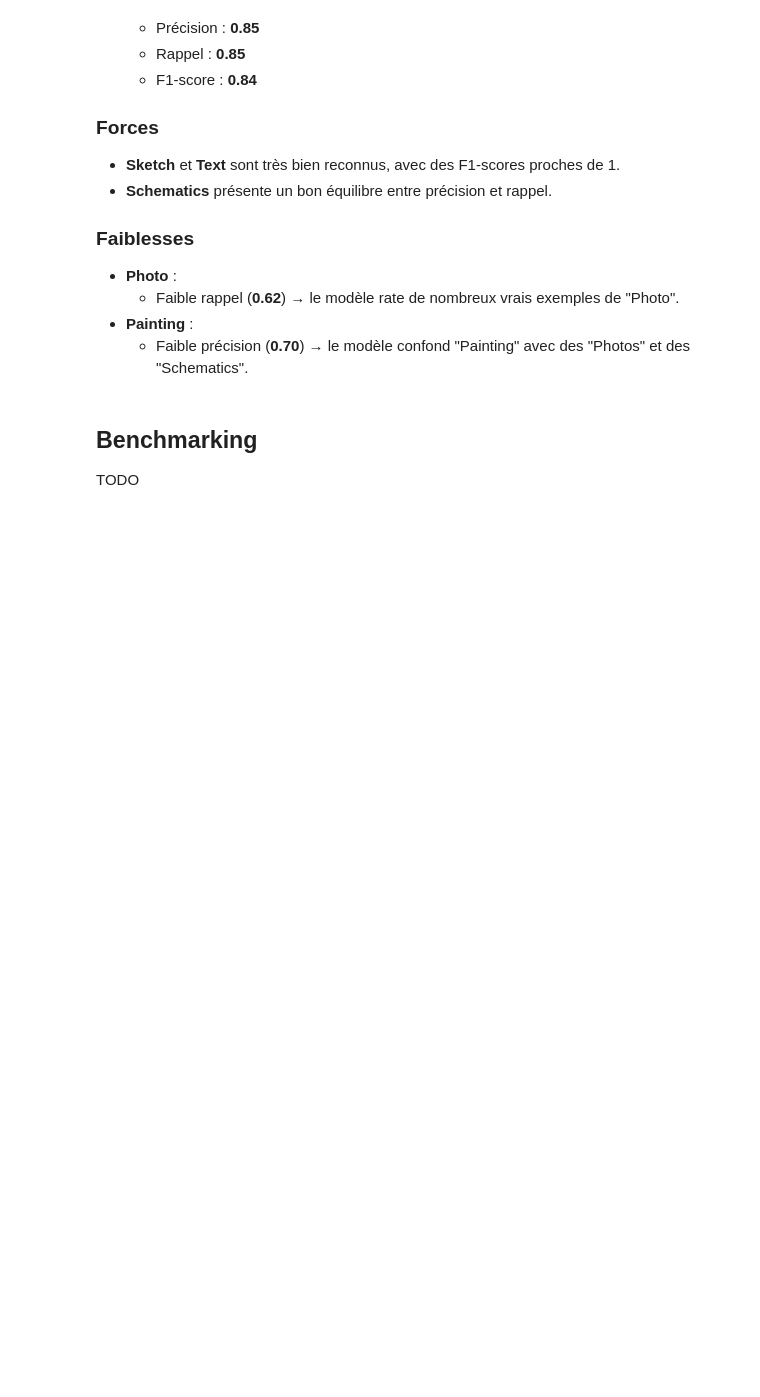
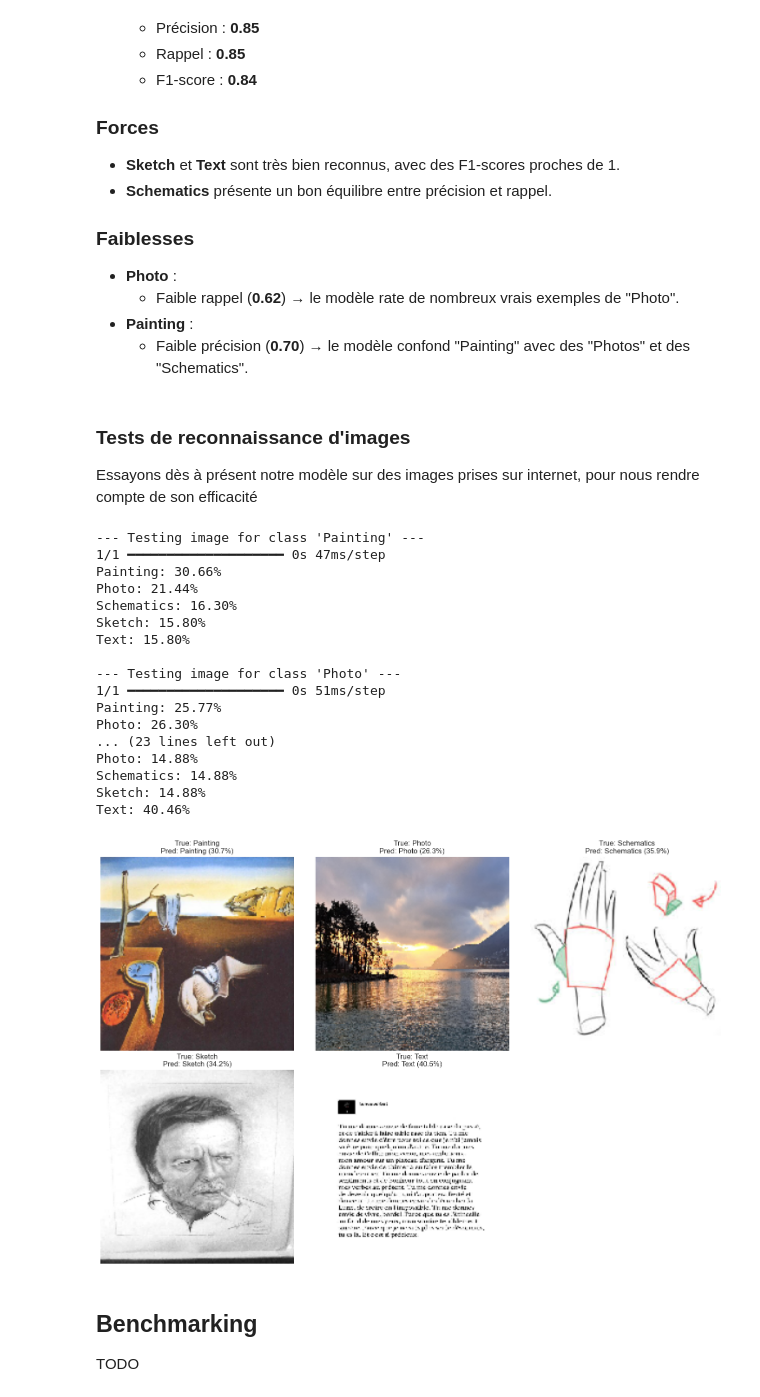
Before and after one commit to 4lexDel/projet-datascience-a5, a Jupyter notebook: livrable1.ipynb, the cells around one changed output. Cells and saved outputs as stored; diff of their text form; code cells hidden in the pictures; blank space fills up the shorter version.

Commit message:
Ajout de la validation du modèle sur des images non connues

```diff
--- a/livrable1.ipynb
+++ b/livrable1.ipynb
@@ -168,6 +175,7 @@ print(class_counts)
 # %% [markdown]
 Nous pouvons finalement créer notre dataset à partir des images que nous avons traités précédemment. Nous avons défini un `batch de 32`, un batch élevé nous permet de gagner en performance lors de l'entraînement  au détriment de la mémoire, cette valeur est un bon compromis. Nous avons séparé nos données en 2 ensembles : `80%` pour l’entraînement et `20%` pour la validation.
 # %%
+data_dir = "C:\ProgramData\Dataset\dataset_livrable_1"
 validation_split = 0.2
 seed = 42
 batch_size = 32
@@ -598,6 +615,68 @@ Precision, Recall, F1score : Ces métriques permettent de mieux analyser les per
   - Faible rappel (**0.62**) → le modèle rate de nombreux vrais exemples de "Photo".
 - **Painting** :
   - Faible précision (**0.70**) → le modèle confond "Painting" avec des "Photos" et des "Schematics".
+# %% [markdown]
+### Tests de reconnaissance d'images
+
+Essayons dès à présent notre modèle sur des images prises sur internet, pour nous rendre compte de son efficacité
+# %%
+# Ton dico d'images
+image_paths = {
+    'Painting': 'data_validation/peinture.jpg',
+    'Photo': 'data_validation/photo.jpg',
+    'Schematics': 'data_validation/schema.jpg',
+    'Sketch': 'data_validation/sketch.jpg',
+    'Text': 'data_validation/text.jpg'
+}
+
+plt.figure(figsize=(15, 10))
+
+img_index = 1
+for label, path in image_paths.items():
+    print(f"\n--- Testing image for class '{label}' ---")
+
+    img = tf.keras.utils.load_img(path, target_size=(img_height, img_width))
+    img_array = tf.keras.utils.img_to_array(img)
+    img_array = tf.expand_dims(img_array, 0)  # Batch dimension
+
+    predictions = model.predict(img_array)
+    scores = tf.nn.softmax(predictions[0])
+
+    predicted_label = class_names[np.argmax(scores)]
+    confidence = 100 * np.max(scores)
+
+    for i, score in enumerate(scores):
+        print(f"{class_names[i]}: {100 * score:.2f}%")
+
+    # Plot image dans le bon subplot
+    plt.subplot(2, 3, img_index)
+    plt.imshow(np.array(img).astype("uint8"))
+    plt.axis("off")
+    plt.title(f"True: {label}\nPred: {predicted_label} ({confidence:.1f}%)")
+
+    img_index += 1  # incrémenter le compteur
+
+plt.tight_layout()
+plt.show()
+# %% [output]
+--- Testing image for class 'Painting' ---
+1/1 ━━━━━━━━━━━━━━━━━━━━ 0s 47ms/step
+Painting: 30.66%
+Photo: 21.44%
+Schematics: 16.30%
+Sketch: 15.80%
+Text: 15.80%
+
+--- Testing image for class 'Photo' ---
+1/1 ━━━━━━━━━━━━━━━━━━━━ 0s 51ms/step
+Painting: 25.77%
+Photo: 26.30%
+... (23 lines left out)
+Photo: 14.88%
+Schematics: 14.88%
+Sketch: 14.88%
+Text: 40.46%
+[figure, added]
 # %% [markdown]
 ## Benchmarking
 TODO
```
Also changed, not shown: parts of 5 cells of this notebook, 5 other files.
